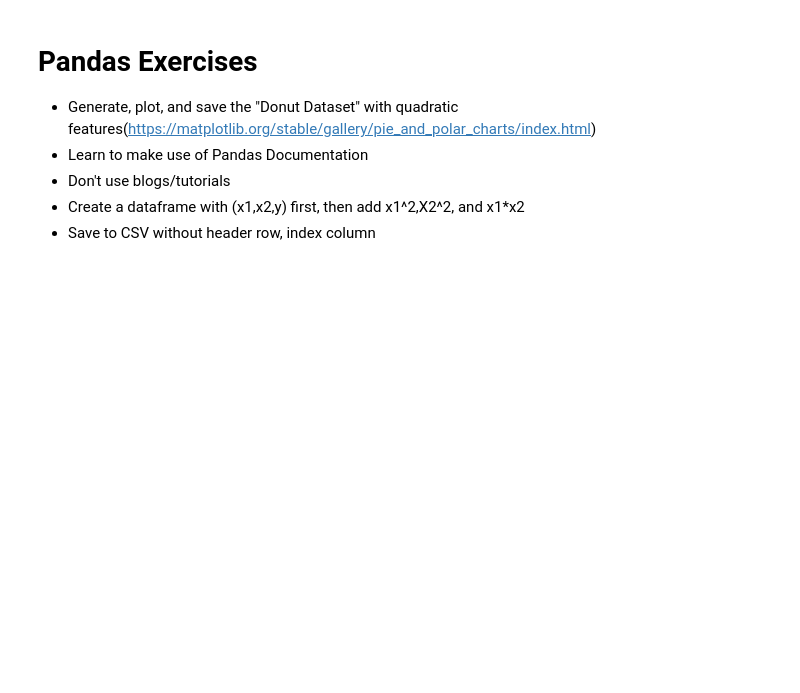
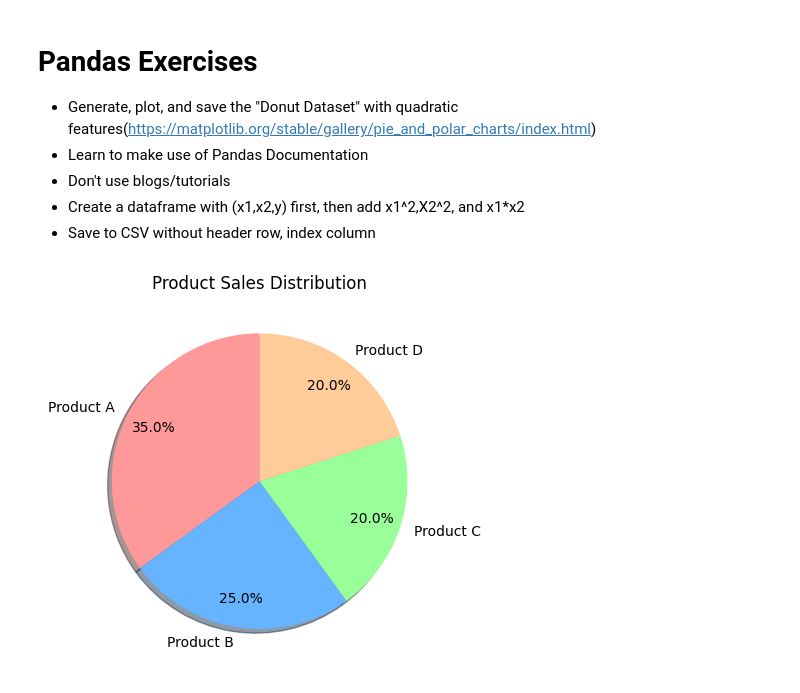
Before and after one commit to DilushkumarVasu/Pandas, a Jupyter notebook: Pandas.ipynb, the cells around one changed output. Drawn from its saved outputs; the diff is of its cells as text; code cells hidden in the pictures; blank space fills up the shorter version.

Commit message:
Learning Piechart and Donut visualization

```diff
--- a/Pandas.ipynb
+++ b/Pandas.ipynb
@@ -413,3 +413,26 @@ scatter_matrix(df[['Open','High','Low','Close']],alpha=0.2,figsize=(6,6));
 *   Don't use blogs/tutorials
 *   Create a dataframe with (x1,x2,y) first, then add x1^2,X2^2, and x1*x2
 *   Save to CSV without header row, index column
+# %%
+import pandas as pd
+import matplotlib.pyplot as plt
+
+# Example Data
+data = pd.Series([35, 25, 20, 20], index=['Product A', 'Product B', 'Product C', 'Product D'])
+
+# Pie Chart with autopct, explode, and pctdistance
+data.plot.pie(
+    autopct='%1.1f%%',          # Displays percentage on slices
+    explode=None,   # Separates certain slices
+    pctdistance=0.8,            # Adjusts the distance of the percentage from the center
+    startangle=90,              # Start the pie chart at 90 degrees
+    shadow=True,                # Adds shadow for 3D effect
+    colors=['#ff9999', '#66b3ff', '#99ff99', '#ffcc99'],  # Custom colors
+    title='Product Sales Distribution'
+)
+
+plt.xlabel("")
+plt.ylabel("")  # Removes the y-axis label for a cleaner look
+plt.show()
+# %% [output]
+[figure, added]
```
Also changed, not shown: parts of 3 cells of this notebook.
